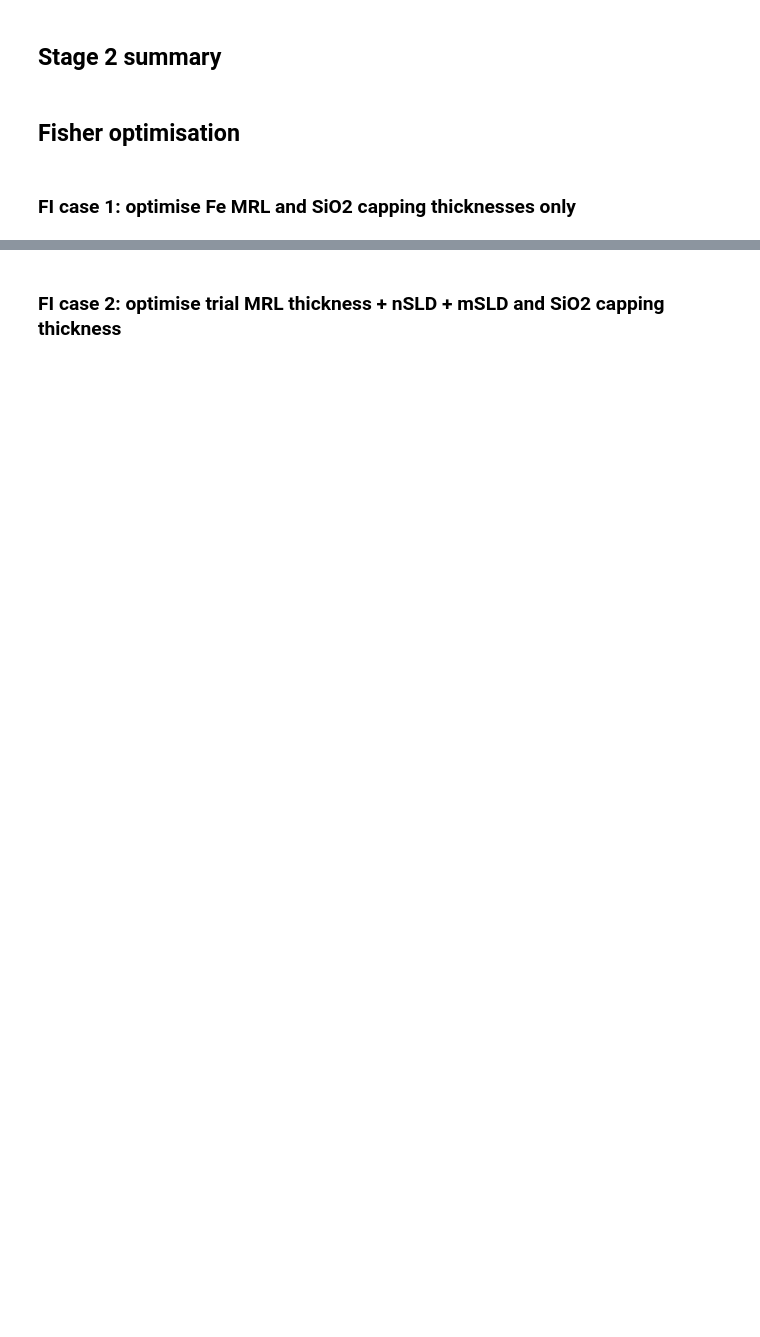
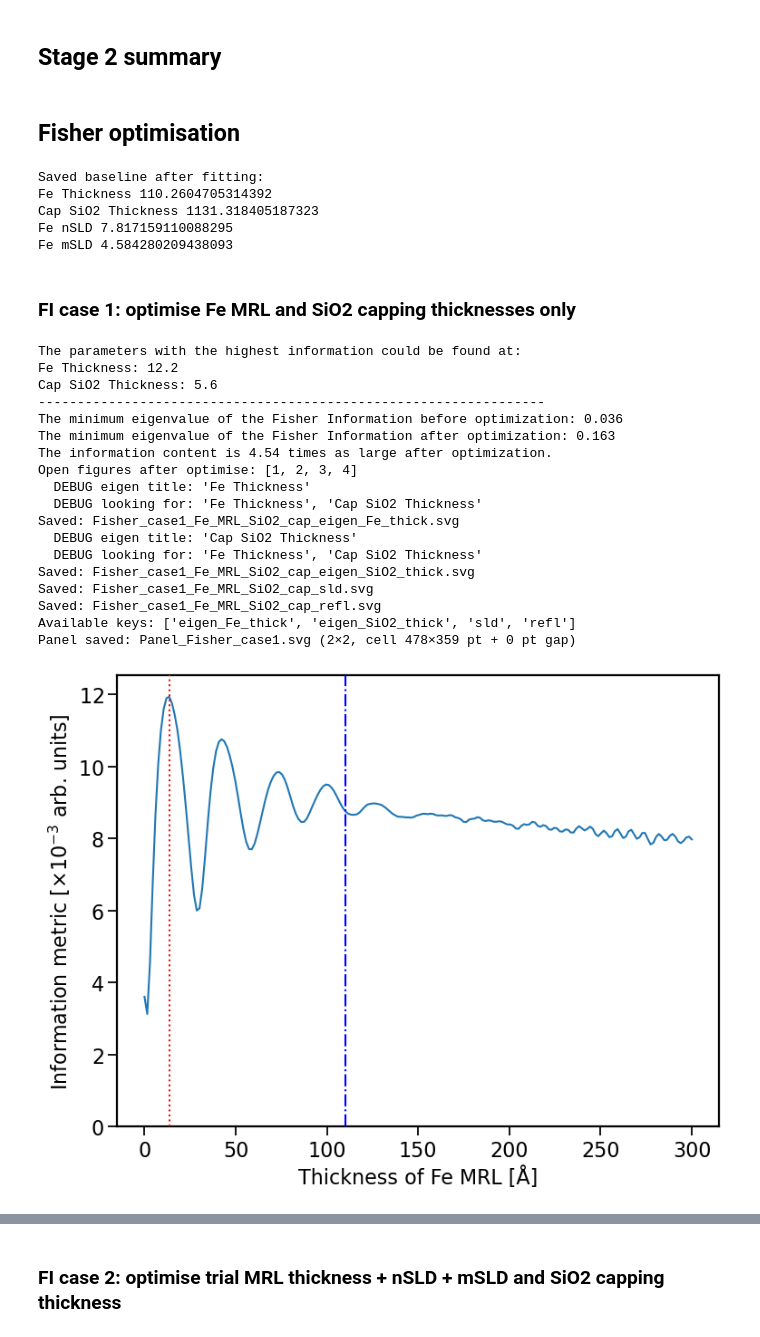
Before and after one commit to ivaya443/HOGBEN-optimising-PNR, a Jupyter notebook: optimisation_Fe_MRL_SiO2_cap.ipynb, the cells around one changed output, grey strips where cells are left out. Drawn from its saved outputs; the diff is of its cells as text; code cells hidden in the pictures; blank space fills up the shorter version.

```diff
--- a/optimisation_Fe_MRL_SiO2_cap.ipynb
+++ b/optimisation_Fe_MRL_SiO2_cap.ipynb
@@ -28,7 +28,9 @@ SAVE_FIGS = True
 import numpy as np
 import matplotlib.pyplot as plt
 import os.path
+from pathlib import Path
 import importlib
+import cairosvg
 
 import functions.fisher_helpers as fh
 import functions.fitting_stage_helpers as fsh
@@ -43,12 +45,13 @@ process_hogben_figures = fh.process_hogben_figures
 reset_to_fitted_baseline = fh.reset_to_fitted_baseline
 snapshot_params = fh.snapshot_params
 restore_params = fh.restore_params
+assemble_panel = fh.assemble_panel
 
 # fitting-stage helpers
 StagePlotConfig = fsh.StagePlotConfig
 run_fitting_stage_plots = fsh.run_fitting_stage_plots
 
-print("Reloaded helper modulesSSSSSSSSSSSSSS.")
+print("Reloaded helper modules.")
 
 from hogben.models.samples import Sample
 from hogben.optimise import optimise_parameters
@@ -437,11 +477,13 @@ if DO_FISHER == True:
 
         return [down, up]
 
-    def make_ctx(mrl_display_name):
+    def make_ctx(mrl_display_name, structures, colors=None):
+        if structures is None:
+            raise ValueError("structures cannot be None")
         return FisherContext(
             MRL=MRL,
             Capping=Capping,
-            out_dir="figures",
+            outdir="figures",
             save_figs=SAVE_FIGS,
             baseline_vals_by_name=baseline_by_name(baseline_fit),
             mrl_display_name=mrl_display_name,
@@ -449,28 +491,82 @@ if DO_FISHER == True:
             cap_thick_name=cap_thick.name,
             mrl_sld_name=MRL_sld.name,
             mrl_mag_name=MRL_mag.name,
-    )
+            structures=structures,
+            colors=colors if colors is not None else ["#1f77b4", "#1f77b4"],
+        )
+# %% [output]
+Saved baseline after fitting:
+Fe Thickness 110.2604705314392
+Cap SiO2 Thickness 1131.318405187323
+Fe nSLD 7.817159110088295
+Fe mSLD 4.584280209438093
 # %% [markdown]
 ### FI case 1: optimise Fe MRL and SiO2 capping thicknesses only
 # %%
 importlib.reload(fh)
 importlib.reload(fsh)
 
 if DO_FISHER == True:
-    ctx = make_ctx("Fe")
-
     structures_sample = reset_to_fitted_baseline(baseline_fit, model_params, make_structures)
+    ctx = make_ctx("Fe", structures_sample)
     optimisable_sample = Sample(structures_sample)
 
     MRL_thick.optimize = True
     MRL_thick.bounds = (0, 300)
 
     cap_thick.optimize = True
     cap_thick.bounds = (0, 1400)
 
     MRL_sld.optimize = False
     MRL_mag.optimize = False
 
     angle_times = [(0.7, 100, 25), (2.0, 100, 75)]
-    optimise_parameters(optimisable_sample, angle_times, "POLREF")
-    process_hogben_figures(ctx, filename_stem="Fisher_case1")
+
+    # Case 1 2×2: [eigval_MRL, eigval_cap, SLD, refl]
+    import unittest.mock as mock
+
+    plt.close("all")
+
+    # Suppress plt.show() so hogben's figures stay open for processing
+    with mock.patch("matplotlib.pyplot.show"):
+        optimise_parameters(optimisable_sample, angle_times, "POLREF")
+
+    print("Open figures after optimise:", plt.get_fignums())
+    paths1 = process_hogben_figures(ctx, filename_stem="Fisher_case1")
+    print("Available keys:", list(paths1.keys()))
+
+    assemble_panel(
+        svg_paths=[
+            paths1[f"eigen_{MRL}_thick"],
+            paths1[f"eigen_{Capping}_thick"],
+            paths1["sld"],
+            paths1["refl"],
+        ],
+        ncols=2,
+        out_path="figures/Panel_Fisher_case1.svg",
+        gap=0.0,
+    )
+    cairosvg.svg2pdf(
+        url=str(Path("figures/Panel_Fisher_case1.svg").resolve()),
+        write_to="figures/Panel_Fisher_case1.pdf",
+    )
+# %% [output]
+The parameters with the highest information could be found at:
+Fe Thickness: 12.2
+Cap SiO2 Thickness: 5.6
+-----------------------------------------------------------------
+The minimum eigenvalue of the Fisher Information before optimization: 0.036
+The minimum eigenvalue of the Fisher Information after optimization: 0.163
+The information content is 4.54 times as large after optimization.
+Open figures after optimise: [1, 2, 3, 4]
+  DEBUG eigen title: 'Fe Thickness'
+  DEBUG looking for: 'Fe Thickness', 'Cap SiO2 Thickness'
+Saved: Fisher_case1_Fe_MRL_SiO2_cap_eigen_Fe_thick.svg
+  DEBUG eigen title: 'Cap SiO2 Thickness'
+  DEBUG looking for: 'Fe Thickness', 'Cap SiO2 Thickness'
+Saved: Fisher_case1_Fe_MRL_SiO2_cap_eigen_SiO2_thick.svg
+Saved: Fisher_case1_Fe_MRL_SiO2_cap_sld.svg
+Saved: Fisher_case1_Fe_MRL_SiO2_cap_refl.svg
+Available keys: ['eigen_Fe_thick', 'eigen_SiO2_thick', 'sld', 'refl']
+Panel saved: Panel_Fisher_case1.svg (2×2, cell 478×359 pt + 0 pt gap)
+[figure, added]
```
Also changed, not shown: parts of 7 cells of this notebook, 41 other files.
